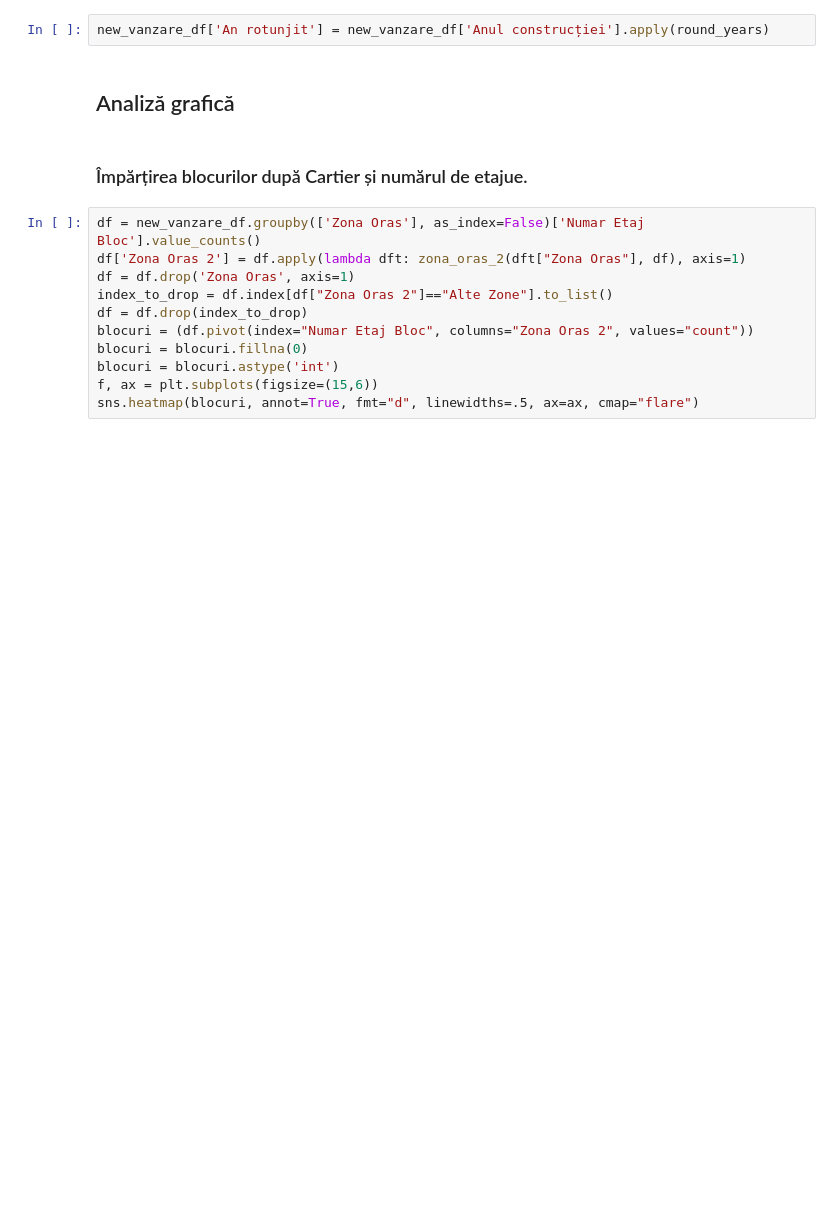
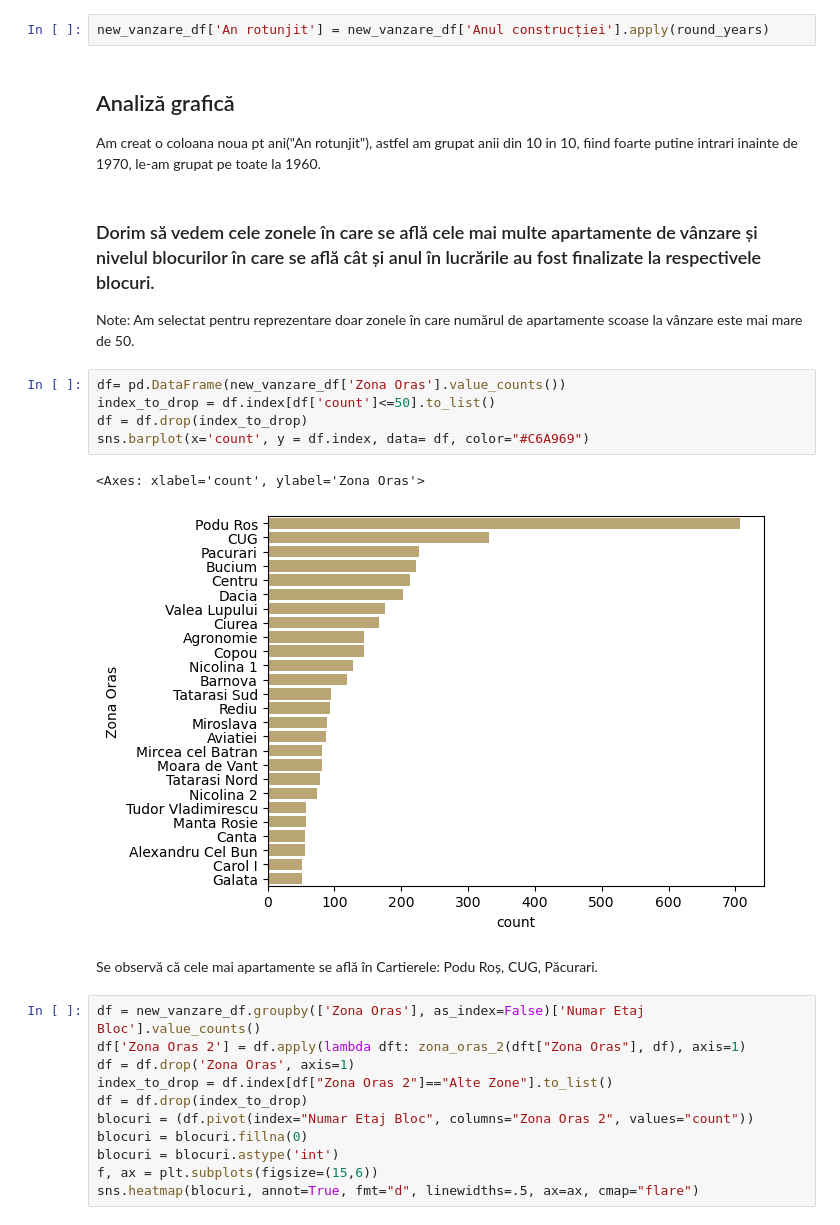
Before and after one commit to NextFriday27134/Tabelare, a Jupyter notebook: Proiect_Tabelare_si_Vizualizare.ipynb, the cells around one changed output. Cells and saved outputs as stored; diff of their text form; blank space fills up the shorter version.

```diff
--- a/Proiect_Tabelare_si_Vizualizare.ipynb
+++ b/Proiect_Tabelare_si_Vizualizare.ipynb
@@ -349,8 +602,22 @@ new_vanzare_df.to_excel("new_apartamente_de_vanzare.xlsx")
 new_vanzare_df['An rotunjit'] = new_vanzare_df['Anul construcției'].apply(round_years)
 # %% [markdown]
 <h2> Analiză grafică </h2>
+
+Am creat o coloana noua pt ani("An rotunjit"), astfel am grupat anii din 10 in 10, fiind foarte putine intrari inainte de 1970, le-am grupat pe toate la 1960.
 # %% [markdown]
-<h3> Împărțirea blocurilor după Cartier și numărul de etajue. </h3>
+<h3> Dorim să vedem cele zonele în care se află cele mai multe apartamente de vânzare și nivelul blocurilor în care se află cât și anul în lucrările au fost finalizate la respectivele blocuri. </h3>
+
+Note: Am selectat pentru reprezentare doar zonele în care numărul de apartamente scoase la vânzare este mai mare de 50.
+# %%
+df= pd.DataFrame(new_vanzare_df['Zona Oras'].value_counts())
+index_to_drop = df.index[df['count']<=50].to_list()
+df = df.drop(index_to_drop)
+sns.barplot(x='count', y = df.index, data= df, color="#C6A969")
+# %% [output]
+<Axes: xlabel='count', ylabel='Zona Oras'>
+[figure, added]
+# %% [markdown]
+Se observă că cele mai apartamente se află în Cartierele: Podu Roș, CUG, Păcurari.
 # %%
 df = new_vanzare_df.groupby(['Zona Oras'], as_index=False)['Numar Etaj Bloc'].value_counts()
 df['Zona Oras 2'] = df.apply(lambda dft: zona_oras_2(dft["Zona Oras"], df), axis=1)
```
Also changed, not shown: parts of 105 cells of this notebook.
